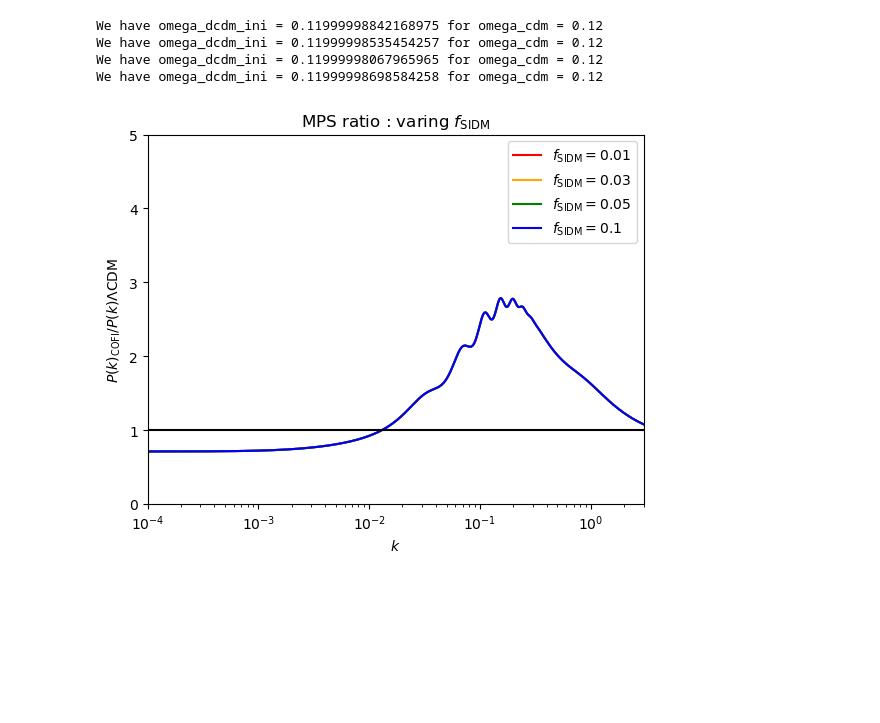
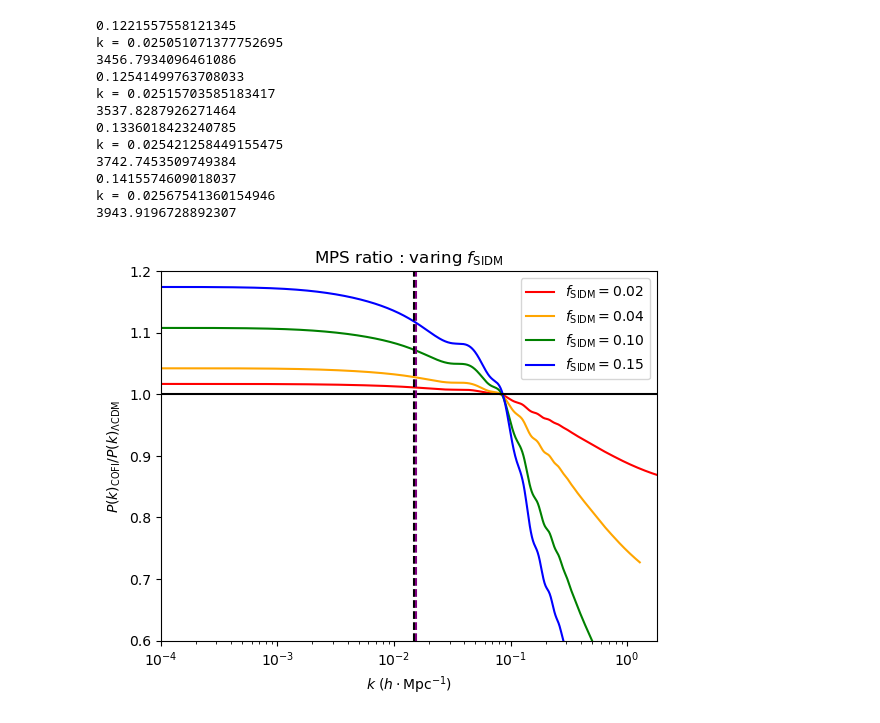
Before and after one commit to KoniOKoni/COFI, a Jupyter notebook: classexample/MPS.ipynb, the cells around one changed output. Saved outputs shown, nothing was run; the diff lists cells and outputs as text; code cells hidden in the pictures; blank space fills up the shorter version.

```diff
--- a/classexample/MPS.ipynb
+++ b/classexample/MPS.ipynb
@@ -14,7 +15,7 @@ omega_dm_best = 0.12
 common_settings_DCDM = {'omega_b':0.0223828,'100*theta_s':1.0399625783900215,
                    'A_s':2.100549e-09,'n_s':0.9660499,'tau_reio':0.05430842,
                    'N_ur':2.046,'N_ncdm':1,'m_ncdm':0.06,'T_ncdm':0.7137658555036082,'YHe':'BBN',
-                   'output':'tCl,pCl,lCl,mPk','lensing':'yes','P_k_max_1/Mpc':3.0,'non linear':'halofit'}
+                   'output':'tCl,pCl,lCl,mPk','lensing':'yes','P_k_max_1/Mpc':3.0,'non linear':'halofit', 'ignore CDR at BBN': 'yes'}
 
 common_settings_LCDM = {'omega_b':0.0223828, '100*theta_s':1.0399625783900215,
                    'A_s':2.100549e-09,'n_s':0.9660499,'tau_reio':0.05430842,
@@ -23,57 +24,65 @@ common_settings_LCDM = {'omega_b':0.0223828, '100*theta_s':1.0399625783900215,
 # %%
 fig, ax = plt.subplots()
 kk = np.logspace(-4, np.log10(3), 1000)
+log10dr_table = [6.5,6.9,7.3 ,7.5]
 
 for i in range(4):
-    f = f_SIDM_table[i]
-    x = []
-    y = []
-    for omega in omega_dcdm_table:
-        COFI = Class()
-        COFI.set(common_settings_DCDM)
-        COFI.set({'omega_ini_dr': omega*f/(1-f),'omega_ini_dcdm': omega ,'Gamma_dcdm': 1e-1, 'a_tr':1/(1+10000)})
-        COFI.compute()
-        back = COFI.get_background()
-        omega_cdm_COFI = (back['(.)rho_dcdm'] + back['(.)rho_dr'])/back['(.)rho_crit']
-        omega_cdm = omega_cdm_COFI[-1]*(COFI.h()**2)
-        x.append(omega)
-        y.append(omega_cdm)
+    f = log10dr_table[i]+1
 
-    interpolation = interpolate.interp1d(y, x)
-    omega = interpolation(omega_dm_best)
+    a_tr = 1/(1+1e4)
 
     COFI = Class()
     COFI.set(common_settings_DCDM)
-    COFI.set({'omega_ini_dr': omega*f/(1-f),'omega_ini_dcdm': omega ,'Gamma_dcdm': 1e-1, 'a_tr':1/(1+10000)})
+    COFI.set({'omega_ini_dr': 10**f,'omega_ini_dcdm': 0.12 ,'Gamma_dcdm': 1e-1, 'a_tr':1/(1+1e4), 'omega_cdm': 0})
     COFI.compute()
 
     LCDM = Class()
     LCDM.set(common_settings_LCDM)
-    LCDM.set({'omega_cdm' : omega_dm_best})
+    LCDM.set({'omega_cdm' : COFI.omega_dcdm() + COFI.omega_dr()})
     LCDM.compute()
 
-    MPS_COFI = np.array([COFI.pk(k, 0) for k in kk])
-    MPS_LCDM = np.array([LCDM.pk(k, 0) for k in kk])
+    h_COFI = COFI.h()
+    h_LCDM = LCDM.h()
 
-    ax.plot(kk, MPS_COFI/MPS_LCDM, color = colors[i], label = r'$f_{\mathrm{SIDM}}=$'+'{}'.format(f_SIDM_table[i]))
-    print("We have omega_dcdm_ini = {} for omega_cdm = {}".format(omega, omega_dm_best))
+    MPS_COFI = np.array([COFI.pk_lin(k*h_COFI, 0)*h_COFI**3 for k in kk])
+    MPS_LCDM = np.array([LCDM.pk_lin(k*h_LCDM, 0)*h_LCDM**3 for k in kk])
+    zeq = COFI.z_eq()
+    kk = kk*h_LCDM
 
-ax.set_xlim(1e-4, 3)
-ax.set_ylim(0, 5)
+    omegadr = COFI.omega_dr()
+    omegadcdm = COFI.omega_dcdm()
+
+    ax.plot(kk, MPS_COFI/MPS_LCDM, color = colors[i], label = r'$f_{\mathrm{SIDM}}=$'+'{:.2f}'.format(omegadr/(omegadcdm+omegadr)))
+    print(omegadr + omegadcdm)
+    print("k = {}".format(a_tr*COFI.Hubble(1e4)))
+    print(zeq)
+
+ax.set_xlim(1e-4, 3*h_LCDM)
+ax.set_ylim(0.6, 1.2)
 ax.set_xscale('log')
 ax.legend(loc = 0)
 ax.hlines(1, 1e-4, 3, color = 'k')
+ax.vlines(0.025*h_LCDM, 0.6, 1.2, color = 'k', linestyles='dashed')
+ax.vlines(a_tr*COFI.Hubble(1e4)*h_LCDM, 0.6, 1.2, color = 'purple', linestyles='dashed')
 ax.set_title(r'MPS ratio : varing $f_{\mathrm{SIDM}}$')
-ax.set_xlabel(r'$k$')
-ax.set_ylabel(r'$P(k)_{\mathrm{COFI}}/P(k){\Lambda\mathrm{CDM}}$')
+ax.set_xlabel(r'$k$ ($h\cdot$Mpc$^{-1}$)')
+ax.set_ylabel(r'$P(k)_{\mathrm{COFI}}/P(k)_{\Lambda\mathrm{CDM}}$')
 
 fig.savefig("MPS_f.pdf")
 # %% [output]
-We have omega_dcdm_ini = 0.11999998842168975 for omega_cdm = 0.12
-We have omega_dcdm_ini = 0.11999998535454257 for omega_cdm = 0.12
-We have omega_dcdm_ini = 0.11999998067965965 for omega_cdm = 0.12
-We have omega_dcdm_ini = 0.11999998698584258 for omega_cdm = 0.12
+0.1221557558121345
+k = 0.025051071377752695
+3456.7934096461086
+0.12541499763708033
+k = 0.02515703585183417
+3537.8287926271464
+0.1336018423240785
+k = 0.025421258449155475
+3742.7453509749384
+0.1415574609018037
+k = 0.02567541360154946
+3943.9196728892307
-[figure, old version]
+[figure, new version]
 # %%
 fig, ax = plt.subplots()
 kk = np.logspace(-4, np.log10(3), 1000)
```
Also changed, not shown: parts of 12 cells of this notebook, 5 other files.
